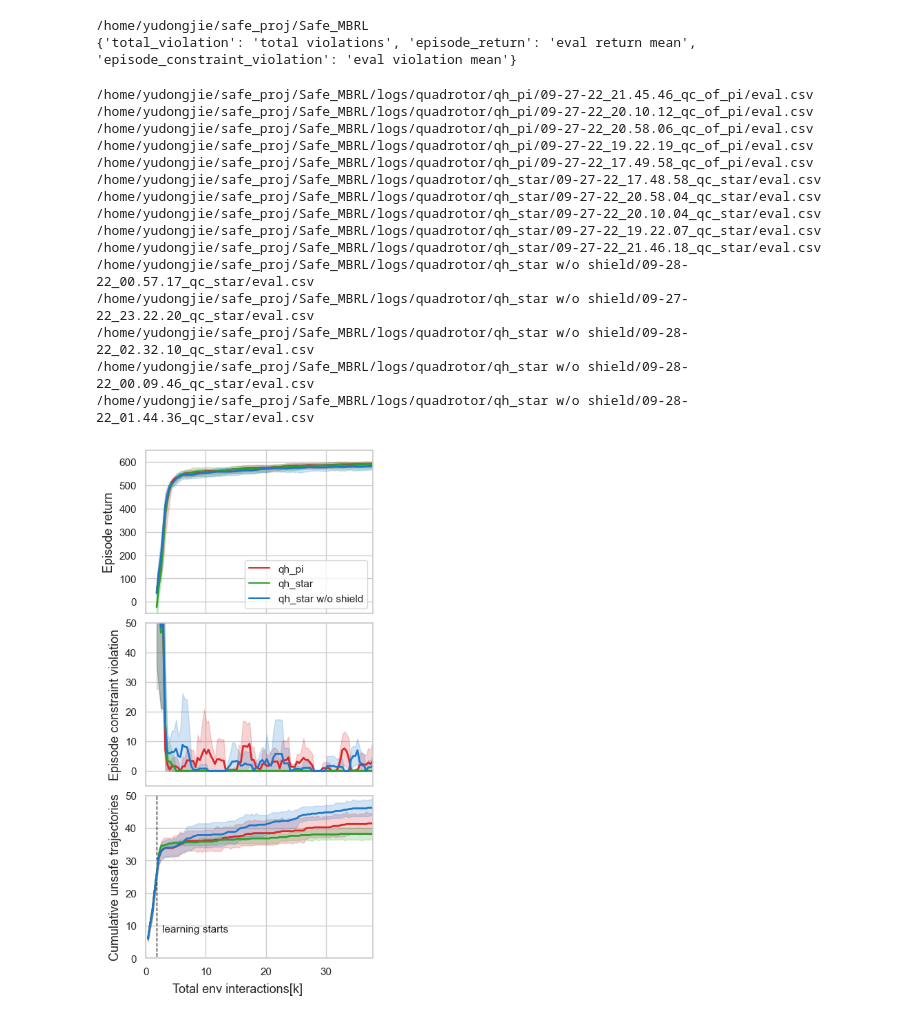
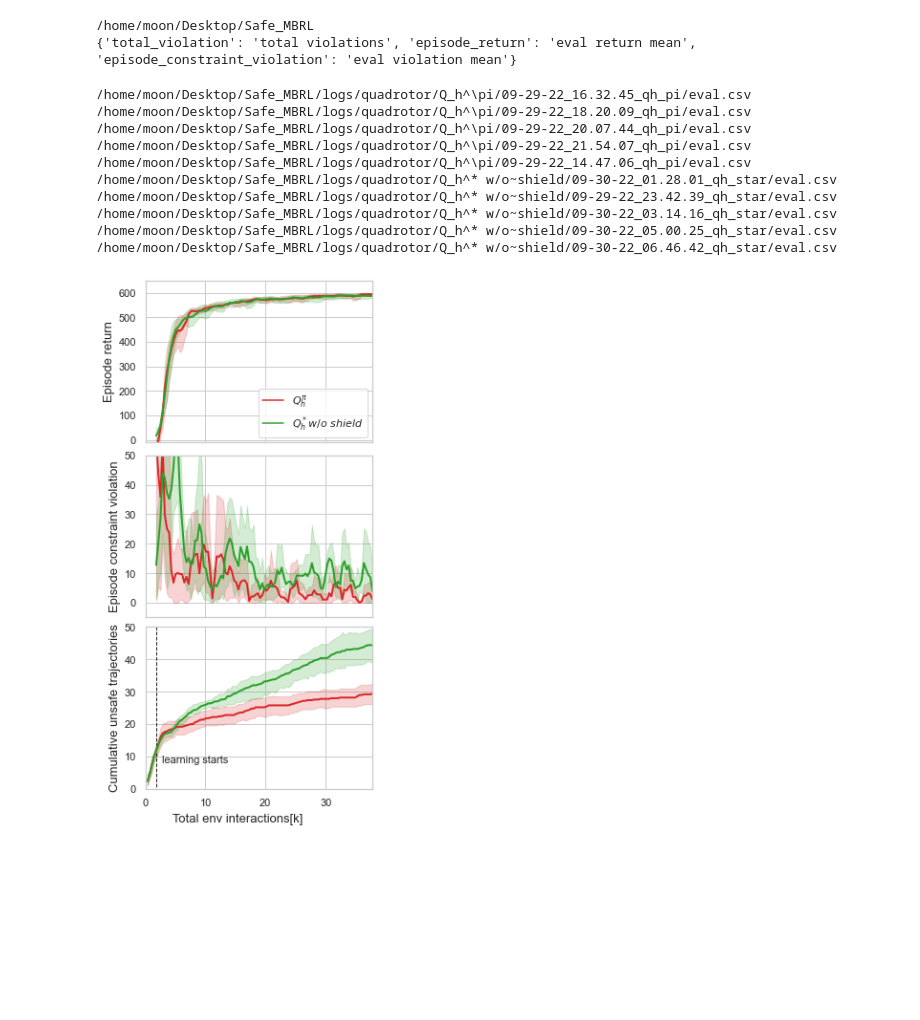
Before and after one commit to ManUtdMoon/Distributional-Reachability-Policy-Optimization, a Jupyter notebook: src/viz_curves.ipynb, the cells around one changed output. Drawn from its saved outputs; the diff is of its cells as text; code cells hidden in the pictures; blank space fills up the shorter version.

```diff
--- a/src/viz_curves.ipynb
+++ b/src/viz_curves.ipynb
@@ -73,7 +73,7 @@ xlim_dict = {
 
 ylim_dict = {
     'episode_return': {
-        'quadrotor': [-50, 650],
+        'quadrotor': [-10, 650],
         'safetygym-car': [-2, 30],
         'safetygym-point': [-2, 28],
         'cartpole-move': [-10, 800],
@@ -153,12 +153,12 @@ csv_col2tag = {
 tag2csv_col = dict(zip(csv_col2tag.values(), csv_col2tag.keys()))
 print(tag2csv_col)
 # %% [output]
-/home/yudongjie/safe_proj/Safe_MBRL
+/home/moon/Desktop/Safe_MBRL
 {'total_violation': 'total violations', 'episode_return': 'eval return mean', 'episode_constraint_violation': 'eval violation mean'}
 # %%
 def help_func():
     tag2plot = ['episode_return', 'episode_constraint_violation', 'total_violation']
-    alg_list = ['qh_pi', 'qh_star', 'qh_star w/o shield']
+    alg_list = ['Q_h^\pi', 'Q_h^* w/o~shield'] #'Qh_star'
     result_dir = PROJ_DIR / 'logs'
     return tag2plot, alg_list, result_dir
 
@@ -212,7 +212,7 @@ def plot_eval_results_of_all_alg_n_runs(task):
                 'steps sampled',
                 (buffer_min + np.arange(0, steps_per_epoch*epochs + 1, steps_per_epoch)) / 1e3
             )
-            df_eval.insert(len(df_eval.columns), 'algorithm', alg)
+            df_eval.insert(len(df_eval.columns), 'algorithm', '$'+alg+'$')
             df_eval.insert(len(df_eval.columns), 'run_idx', run_idx)
 
             select_row = df_train.loc[:, 'steps sampled'] % steps_per_epoch == 0
@@ -258,49 +258,44 @@ def plot_eval_results_of_all_alg_n_runs(task):
             y=tag,
             hue="algorithm",
             data=total_eval_df if is_eval_metric(tag) else total_train_df,
             ax=axes[i],
             linewidth=2,
             # errorbar='sd'
         )
         axes[i].set_xlabel("")
         axes[i].set_ylabel(tag_name_dict[tag], fontsize=fontsize)
         ylim_range = ylim_dict[tag].get(task, None)
         if ylim_range:
             axes[i].set_ylim(ylim_range)
         axes[i].set_xlim(xlim_dict[task])
 
         handles, labels = axes[i].get_legend_handles_labels()
         axes[i].legend()
         if i != 0:
             axes[i].get_legend().remove()
         axes[i].tick_params(labelsize=fontsize-2)
 
     if (PROJ_DIR / 'viz_curves').is_dir():
         pass
     else:
         (PROJ_DIR / 'viz_curves').mkdir()
     plt.savefig(str(PROJ_DIR)+'/viz_curves/'+task+'.pdf', bbox_inches='tight', dpi=300.0)
 
 
 plot_eval_results_of_all_alg_n_runs('quadrotor')
 #
 # %% [output]
-/home/yudongjie/safe_proj/Safe_MBRL/logs/quadrotor/qh_pi/09-27-22_21.45.46_qc_of_pi/eval.csv
-/home/yudongjie/safe_proj/Safe_MBRL/logs/quadrotor/qh_pi/09-27-22_20.10.12_qc_of_pi/eval.csv
-/home/yudongjie/safe_proj/Safe_MBRL/logs/quadrotor/qh_pi/09-27-22_20.58.06_qc_of_pi/eval.csv
-/home/yudongjie/safe_proj/Safe_MBRL/logs/quadrotor/qh_pi/09-27-22_19.22.19_qc_of_pi/eval.csv
-/home/yudongjie/safe_proj/Safe_MBRL/logs/quadrotor/qh_pi/09-27-22_17.49.58_qc_of_pi/eval.csv
-/home/yudongjie/safe_proj/Safe_MBRL/logs/quadrotor/qh_star/09-27-22_17.48.58_qc_star/eval.csv
-/home/yudongjie/safe_proj/Safe_MBRL/logs/quadrotor/qh_star/09-27-22_20.58.04_qc_star/eval.csv
-/home/yudongjie/safe_proj/Safe_MBRL/logs/quadrotor/qh_star/09-27-22_20.10.04_qc_star/eval.csv
-/home/yudongjie/safe_proj/Safe_MBRL/logs/quadrotor/qh_star/09-27-22_19.22.07_qc_star/eval.csv
-/home/yudongjie/safe_proj/Safe_MBRL/logs/quadrotor/qh_star/09-27-22_21.46.18_qc_star/eval.csv
-/home/yudongjie/safe_proj/Safe_MBRL/logs/quadrotor/qh_star w/o shield/09-28-22_00.57.17_qc_star/eval.csv
-/home/yudongjie/safe_proj/Safe_MBRL/logs/quadrotor/qh_star w/o shield/09-27-22_23.22.20_qc_star/eval.csv
-/home/yudongjie/safe_proj/Safe_MBRL/logs/quadrotor/qh_star w/o shield/09-28-22_02.32.10_qc_star/eval.csv
-/home/yudongjie/safe_proj/Safe_MBRL/logs/quadrotor/qh_star w/o shield/09-28-22_00.09.46_qc_star/eval.csv
-/home/yudongjie/safe_proj/Safe_MBRL/logs/quadrotor/qh_star w/o shield/09-28-22_01.44.36_qc_star/eval.csv
+/home/moon/Desktop/Safe_MBRL/logs/quadrotor/Q_h^\pi/09-29-22_16.32.45_qh_pi/eval.csv
+/home/moon/Desktop/Safe_MBRL/logs/quadrotor/Q_h^\pi/09-29-22_18.20.09_qh_pi/eval.csv
+/home/moon/Desktop/Safe_MBRL/logs/quadrotor/Q_h^\pi/09-29-22_20.07.44_qh_pi/eval.csv
+/home/moon/Desktop/Safe_MBRL/logs/quadrotor/Q_h^\pi/09-29-22_21.54.07_qh_pi/eval.csv
+/home/moon/Desktop/Safe_MBRL/logs/quadrotor/Q_h^\pi/09-29-22_14.47.06_qh_pi/eval.csv
+/home/moon/Desktop/Safe_MBRL/logs/quadrotor/Q_h^* w/o~shield/09-30-22_01.28.01_qh_star/eval.csv
+/home/moon/Desktop/Safe_MBRL/logs/quadrotor/Q_h^* w/o~shield/09-29-22_23.42.39_qh_star/eval.csv
+/home/moon/Desktop/Safe_MBRL/logs/quadrotor/Q_h^* w/o~shield/09-30-22_03.14.16_qh_star/eval.csv
+/home/moon/Desktop/Safe_MBRL/logs/quadrotor/Q_h^* w/o~shield/09-30-22_05.00.25_qh_star/eval.csv
+/home/moon/Desktop/Safe_MBRL/logs/quadrotor/Q_h^* w/o~shield/09-30-22_06.46.42_qh_star/eval.csv
-[figure, old version]
+[figure, new version]
 # %%
 all_fonts = sorted([f.name for f in fm.fontManager.ttflist])
 all_fonts
```
Also changed, not shown: 5 other files.
